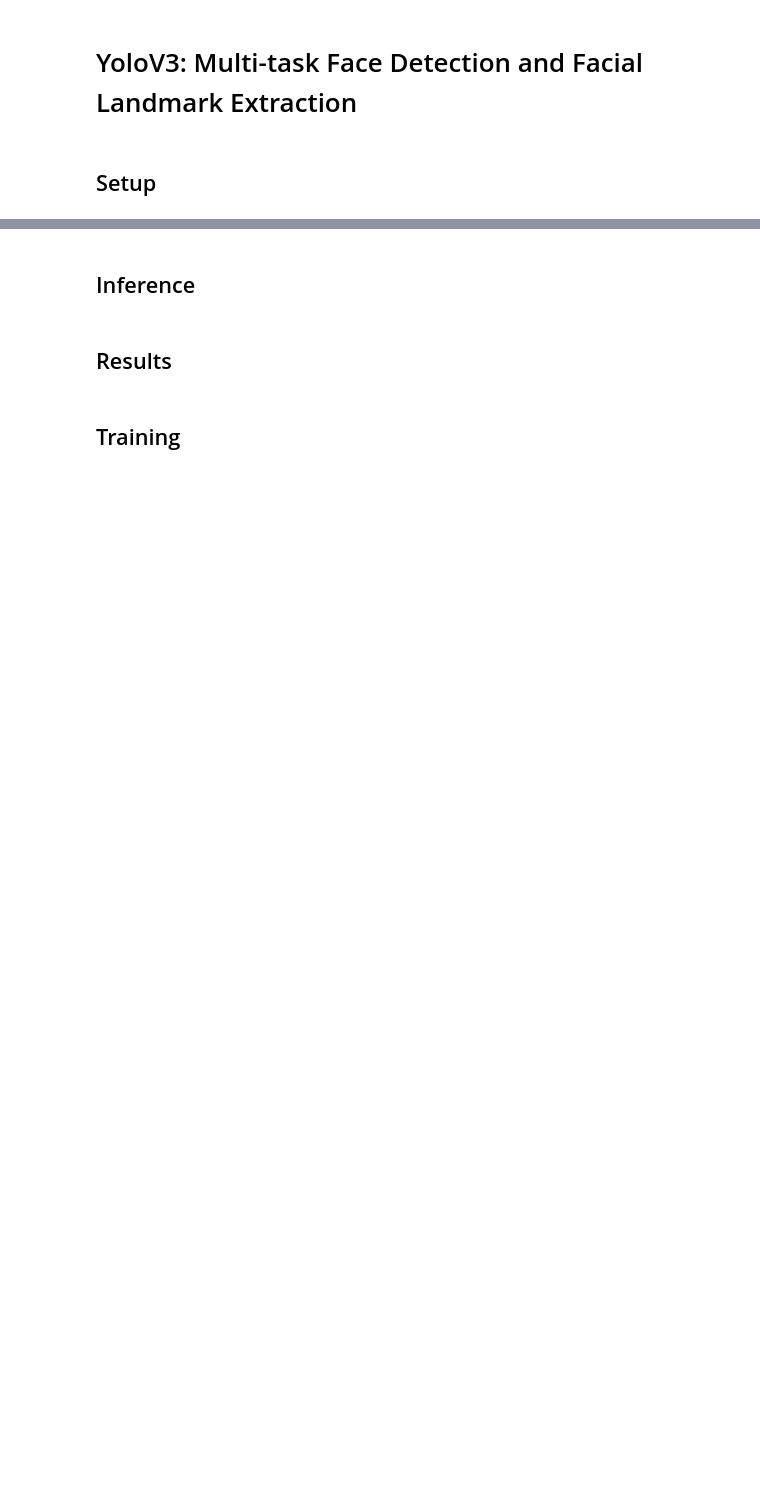
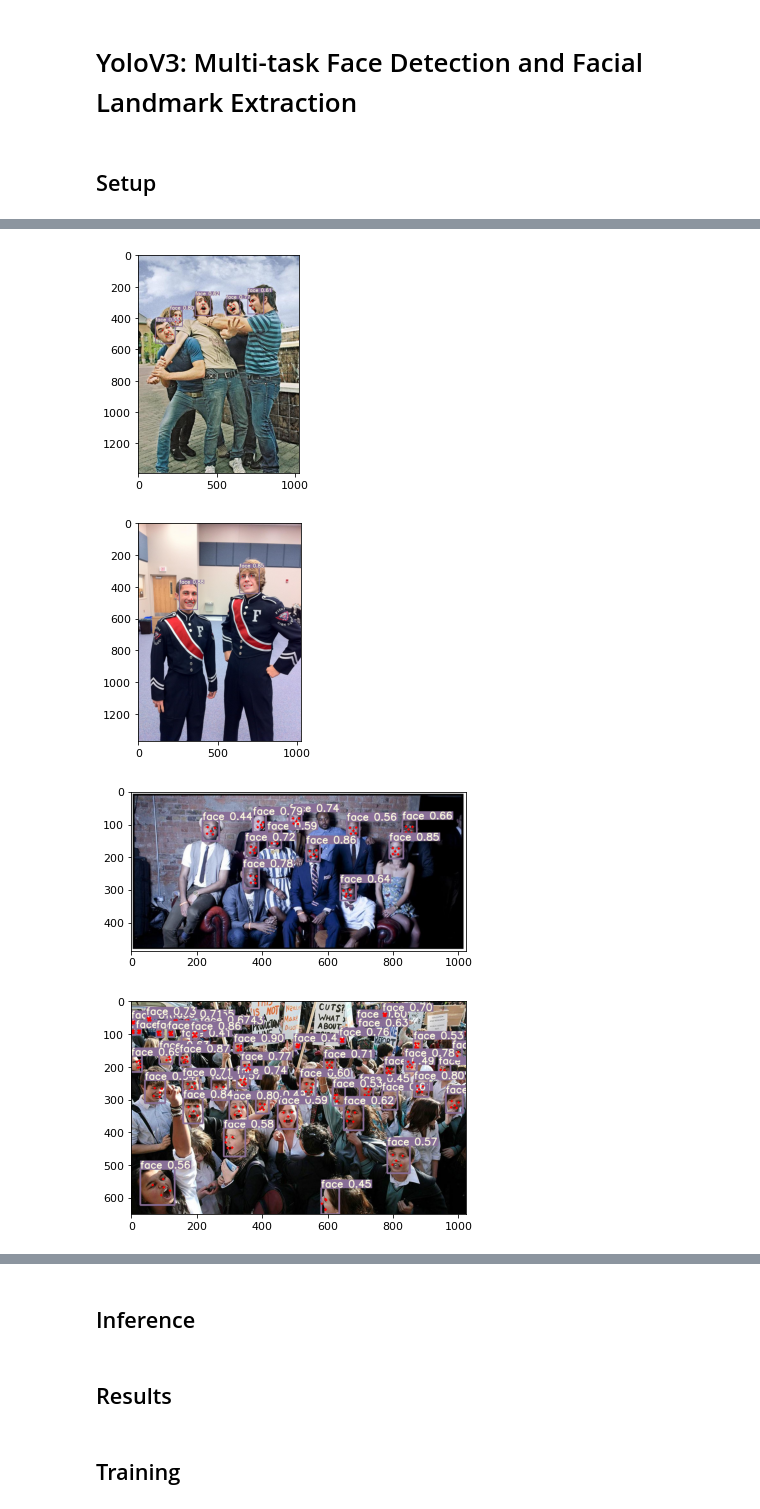
Before and after one commit to sefaburakokcu/yolov3-facial-landmark-detection, a Jupyter notebook: src/yolov3_main.ipynb, the cells around one changed output, grey strips where cells are left out. Saved outputs shown, nothing was run; the diff lists cells and outputs as text; code cells hidden in the pictures; blank space fills up the shorter version.

```diff
--- a/src/yolov3_main.ipynb
+++ b/src/yolov3_main.ipynb
@@ -11,0 +57,10 @@ import numpy as  np
+# %%
+resume = False
+epochs = 250
+batch_size = 16
+weights = ""              # initial training weights
+backbone_weights = ""
+img_size = [640]*3
+train_path = "/home/sefa/data/widerface/train/yololandmark_wider_train/"   # Path to training dataset
+optim = "adam"
+multi_scale_training = True
@@ -11,0 +315,4 @@ import numpy as  np
+# %%
+image_folder = "../data/inputs/images/"
+net_type = "mbv2_1"
+weights = f"../weights/{net_type}_last.pt"
@@ -11,0 +343,27 @@ import numpy as  np
+# %%
+point_num = hyp['point_num']
+names = ["face", "no_face"]
+colors = [[random.randint(0, 255) for _ in range(3)] for _ in names]
+image_exts = ['jpg', 'png', 'jpeg']
+
+file_paths = sorted(glob.glob(os.path.join(image_folder, '*.*')))
+image_paths = [x for x in file_paths if x.split('.')[-1].lower() in image_exts]
+
+for image_path in image_paths:
+    image = cv2.imread(image_path)
+    predictions = detect_faces(image, conf_thres=0.4, img_size=640)[0]
+
+    # Show results on images
+    for (*bbox, conf), (*landmarks,cls) in zip(reversed(predictions[:, :5]), reversed(predictions[:, 5:])):
+        label = f'{names[int(cls)]} {conf:.2f}'
+        plot_one_box(bbox, image, label=label, color=colors[int(cls)], line_thickness=3)
+        plot_one_landmarks(landmarks, image)
+
+    image = cv2.cvtColor(image, cv2.COLOR_BGR2RGB)
+    plt.figure()
+    plt.imshow(image)
+# %% [output]
+[figure, added]
+[figure, added]
+[figure, added]
+[figure, added]
```
Also changed, not shown: parts of 10 cells of this notebook.
